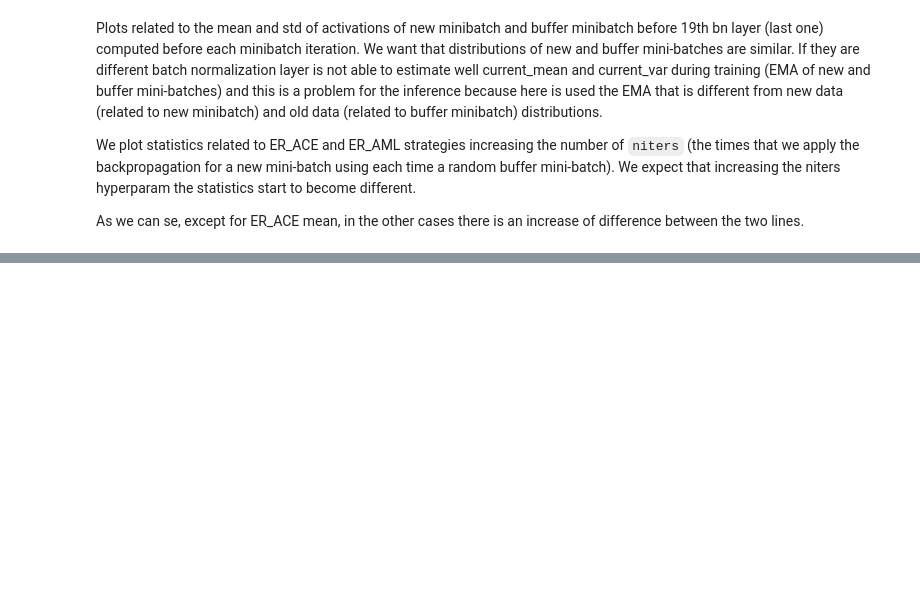
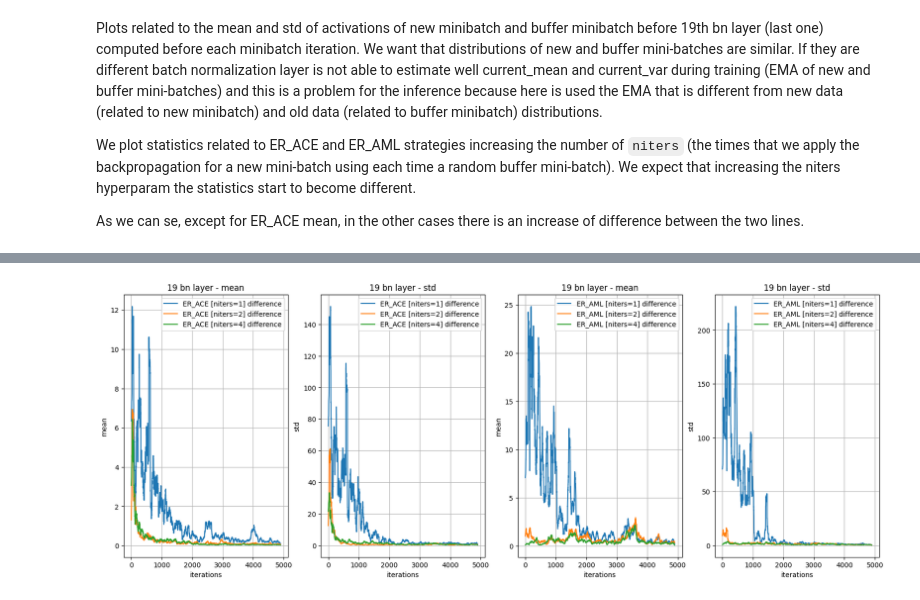
Before and after one commit to GeremiaPompei/asymmetric_er, a Jupyter notebook: results_analysis.ipynb, the cells around one changed output, grey strips where cells are left out. Cells and saved outputs as stored; diff of their text form; code cells hidden in the pictures; blank space fills up the shorter version.

```diff
--- a/results_analysis.ipynb
+++ b/results_analysis.ipynb
@@ -211 +209,5 @@ Doing the same analysis for a shallower layer (17 bn layer) results are less evi
+# %%
+plot_bn_difference_over_epochs(niters_results, n_layer=19)
+# %% [output]
+[figure, added]
 # %%
```
Also changed, not shown: parts of 5 cells of this notebook, 1 other file.
